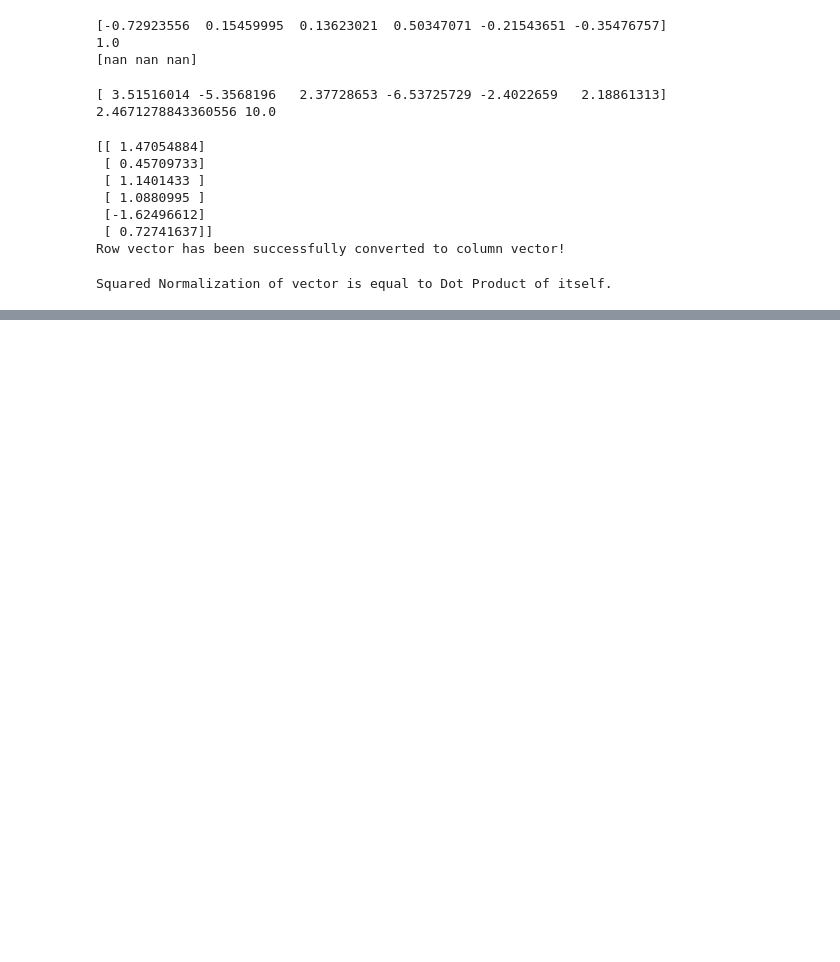
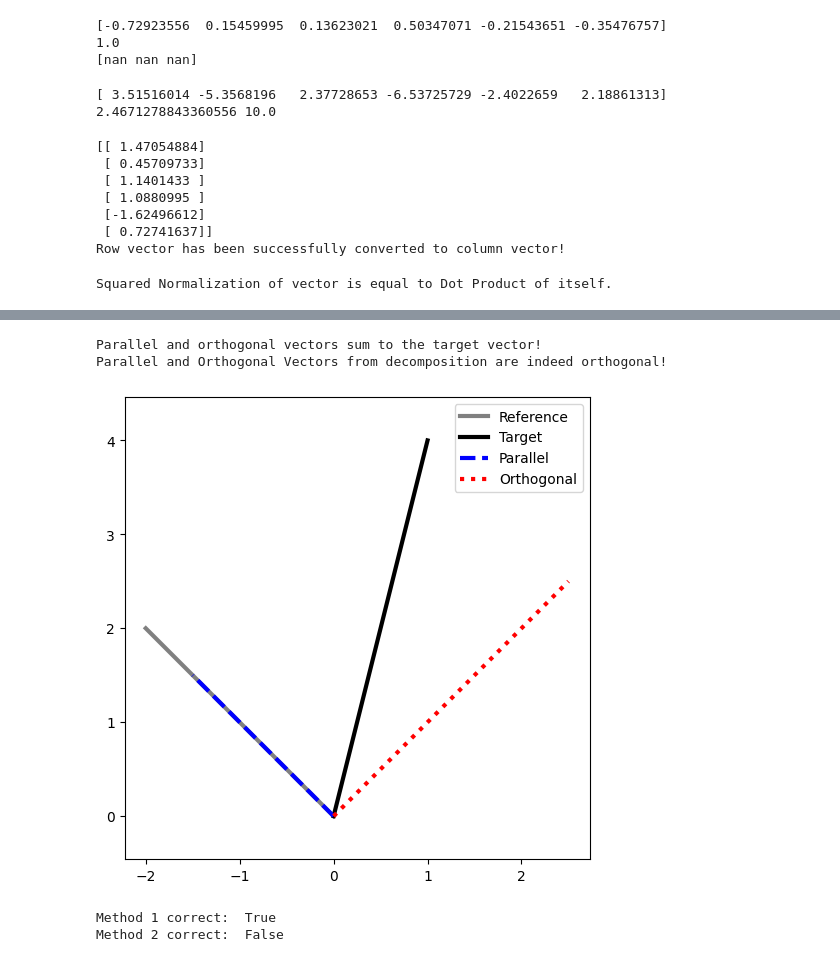
Before and after one commit to MiesnerJacob/practical-linear-algebra-for-data-science, a Jupyter notebook: 02-vectors-pt1.ipynb, the cells around one changed output, grey strips where cells are left out. Drawn from its saved outputs; the diff is of its cells as text; code cells hidden in the pictures; blank space fills up the shorter version.

```diff
--- a/02-vectors-pt1.ipynb
+++ b/02-vectors-pt1.ipynb
@@ -299,0 +344,50 @@ Squared Normalization of vector is equal to Dot Product of itself.
+# %%
+# Exercise 2-9 (Implement Orthogonal Vector Decomposition)
+
+reference_vector = np.random.randint(-5, 6, size=2)
+target_vector = np.random.randint(-5, 6, size=2)
+
+parallel_vector = reference_vector * (np.dot(target_vector, reference_vector) / np.dot(reference_vector, reference_vector))
+orthogonal_vector = target_vector - parallel_vector
+
+
+# Confirm the parallel and orthogonal vectors sum to the target vector
+if list(parallel_vector + orthogonal_vector) == list(target_vector):
+    print("Parallel and orthogonal vectors sum to the target vector!")
+
+# confirm orthogonality (dot product must be zero!)
+if np.dot(parallel_vector, orthogonal_vector) == 0:
+    print("Parallel and Orthogonal Vectors from decomposition are indeed orthogonal!")
+
+
+
+# draw them!
+plt.figure(figsize=(6,6))
+
+# draw main vectors
+plt.plot([0, reference_vector[0]], [0, reference_vector[1]], color="grey", linewidth=3, label='Reference')
+plt.plot([0, target_vector[0]], [0, target_vector[1]], color='black', linewidth=3, label='Target')
+
+# draw decomposed vector components
+plt.plot([0, parallel_vector[0]],[0, parallel_vector[1]], 'k--', color='blue', linewidth=3, label='Parallel')
+plt.plot([0, orthogonal_vector[0]], [0, orthogonal_vector[1]], 'k:', color='red', linewidth=3, label='Orthogonal')
+
+plt.axis('equal')
+plt.legend()
+plt.show()
+# %% [output]
+Parallel and orthogonal vectors sum to the target vector!
+Parallel and Orthogonal Vectors from decomposition are indeed orthogonal!
+[figure, added]
+# %%
+# Exercise 2-10 (Seeing how incorrect implementation of Orthogoncal Vector Decomposition effects the output)
+incorrect_parallel_vector = reference_vector * (np.dot(target_vector, reference_vector) / np.dot(target_vector, target_vector))
+
+# We can check to se if our implementation is correct by confirming that the parallel vector and the orthogonal vector sum to the target vector
+check1 = list(parallel_vector + orthogonal_vector) == list(target_vector)
+check2 = list(incorrect_parallel_vector + orthogonal_vector) == list(target_vector)
+print("Method 1 correct: ", check1)
+print("Method 2 correct: ", check2)
+# %% [output]
+Method 1 correct:  True
+Method 2 correct:  False
```
Also changed, not shown: parts of 9 cells of this notebook, 1 other file.
